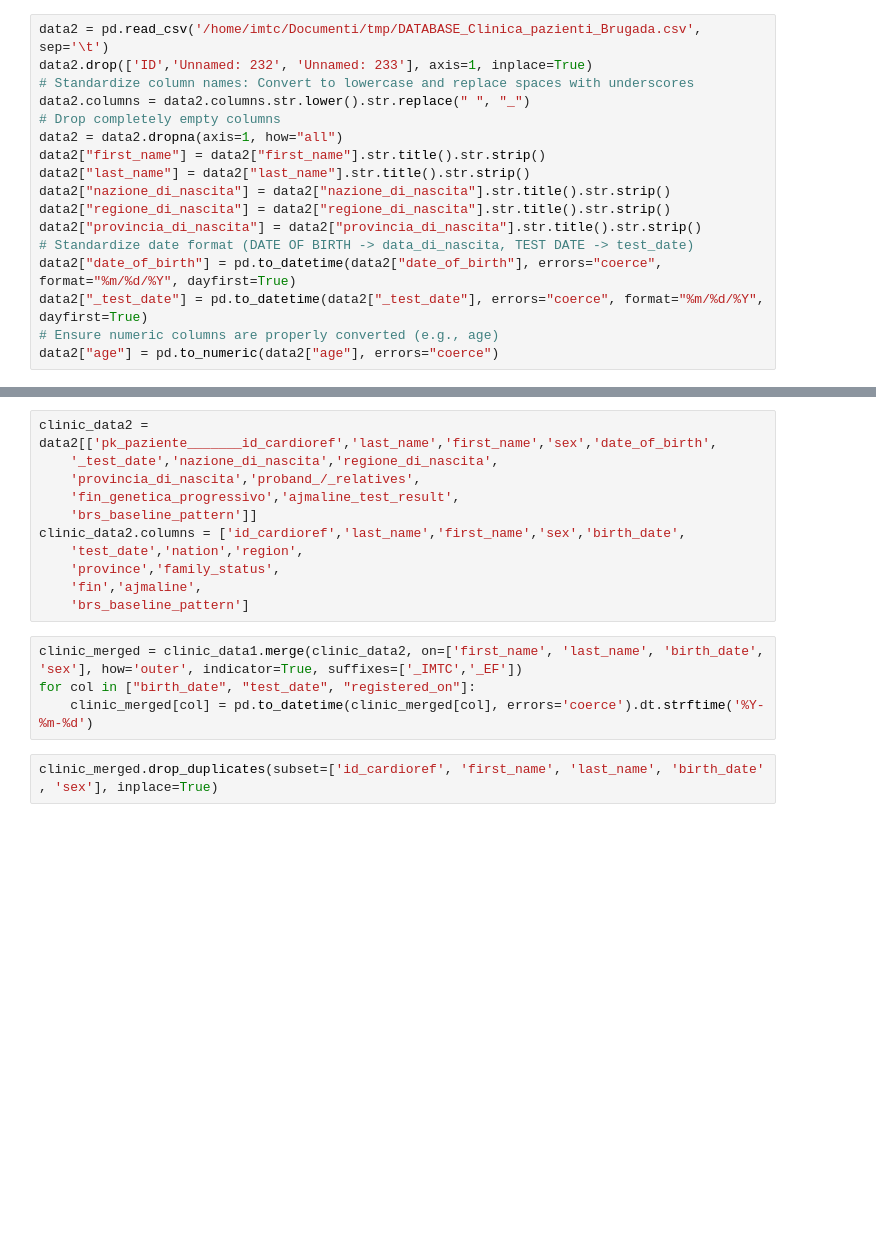
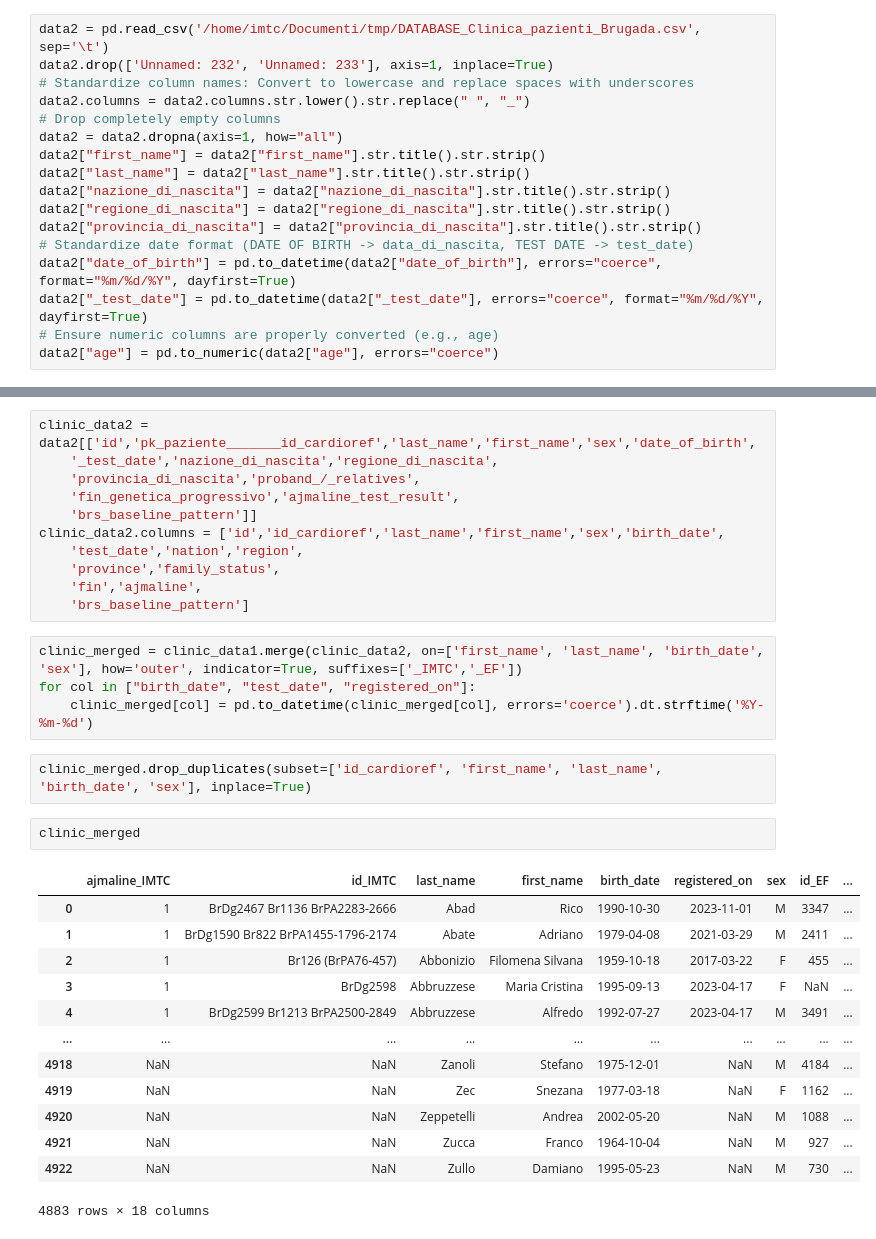
Before and after one commit to Dallavilla-Tiziano/omics_portal, a Jupyter notebook: db_tools/format_patients_data.ipynb, the cells around one changed output, grey strips where cells are left out. Cells and saved outputs as stored; diff of their text form; blank space fills up the shorter version.

```diff
--- a/db_tools/format_patients_data.ipynb
+++ b/db_tools/format_patients_data.ipynb
@@ -24,7 +34,7 @@ data1["data_di_nascita"] = pd.to_datetime(data1["data_di_nascita"], errors="coer
 # Read data from EF
 # %%
 data2 = pd.read_csv('/home/imtc/Documenti/tmp/DATABASE_Clinica_pazienti_Brugada.csv', sep='\t')
-data2.drop(['ID','Unnamed: 232', 'Unnamed: 233'], axis=1, inplace=True)
+data2.drop(['Unnamed: 232', 'Unnamed: 233'], axis=1, inplace=True)
 # Standardize column names: Convert to lowercase and replace spaces with underscores
 data2.columns = data2.columns.str.lower().str.replace(" ", "_")
 # Drop completely empty columns
@@ -47,12 +67,12 @@ clinic_data1 = data1[['pos1_neg0', '_procedure', 'cognome', 'nome', 'data_di_nas
 clinic_data1.columns = ['ajmaline', 'id', 'last_name', 'first_name', 'birth_date',
        'registered_on', 'sex']
 # %%
-clinic_data2 = data2[['pk_paziente_______id_cardioref','last_name','first_name','sex','date_of_birth',
+clinic_data2 = data2[['id','pk_paziente_______id_cardioref','last_name','first_name','sex','date_of_birth',
     '_test_date','nazione_di_nascita','regione_di_nascita',
     'provincia_di_nascita','proband_/_relatives',
     'fin_genetica_progressivo','ajmaline_test_result',
     'brs_baseline_pattern']]
-clinic_data2.columns = ['id_cardioref','last_name','first_name','sex','birth_date',
+clinic_data2.columns = ['id','id_cardioref','last_name','first_name','sex','birth_date',
     'test_date','nation','region',
     'province','family_status',
     'fin','ajmaline',
@@ -62,5 +82,21 @@ clinic_merged = clinic_data1.merge(clinic_data2, on=['first_name', 'last_name',
 for col in ["birth_date", "test_date", "registered_on"]:
     clinic_merged[col] = pd.to_datetime(clinic_merged[col], errors='coerce').dt.strftime('%Y-%m-%d')
 # %%
-clinic_merged.drop_duplicates(subset=['id_cardioref', 'first_name', 'last_name', 'birth_date' , 'sex'], inplace=True)
+clinic_merged.drop_duplicates(subset=['id_cardioref', 'first_name', 'last_name', 'birth_date', 'sex'], inplace=True)
+# %%
+clinic_merged
+# %% [output]
+|  | ajmaline_IMTC | id_IMTC | last_name | first_name | birth_date | registered_on | sex | id_EF | ... |
+| 0 | 1 | BrDg2467 Br1136 BrPA2283-2666 | Abad | Rico | 1990-10-30 | 2023-11-01 | M | 3347 | ... |
+| 1 | 1 | BrDg1590 Br822 BrPA1455-1796-2174 | Abate | Adriano | 1979-04-08 | 2021-03-29 | M | 2411 | ... |
+| 2 | 1 | Br126 (BrPA76-457) | Abbonizio | Filomena Silvana | 1959-10-18 | 2017-03-22 | F | 455 | ... |
+| 3 | 1 | BrDg2598 | Abbruzzese | Maria Cristina | 1995-09-13 | 2023-04-17 | F | NaN | ... |
+| 4 | 1 | BrDg2599 Br1213 BrPA2500-2849 | Abbruzzese | Alfredo | 1992-07-27 | 2023-04-17 | M | 3491 | ... |
+| ... | ... | ... | ... | ... | ... | ... | ... | ... | ... |
+| 4918 | NaN | NaN | Zanoli | Stefano | 1975-12-01 | NaN | M | 4184 | ... |
+| 4919 | NaN | NaN | Zec | Snezana | 1977-03-18 | NaN | F | 1162 | ... |
+| 4920 | NaN | NaN | Zeppetelli | Andrea | 2002-05-20 | NaN | M | 1088 | ... |
+| 4921 | NaN | NaN | Zucca | Franco | 1964-10-04 | NaN | M | 927 | ... |
+| 4922 | NaN | NaN | Zullo | Damiano | 1995-05-23 | NaN | M | 730 | ... |
+4883 rows × 18 columns
 # %%
```
Also changed, not shown: parts of 35 cells of this notebook, 25 other files.
